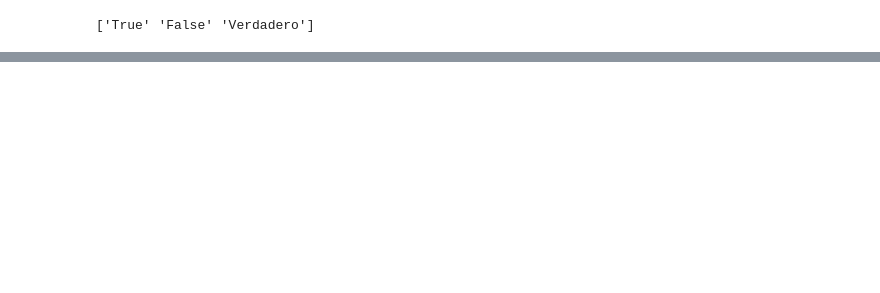
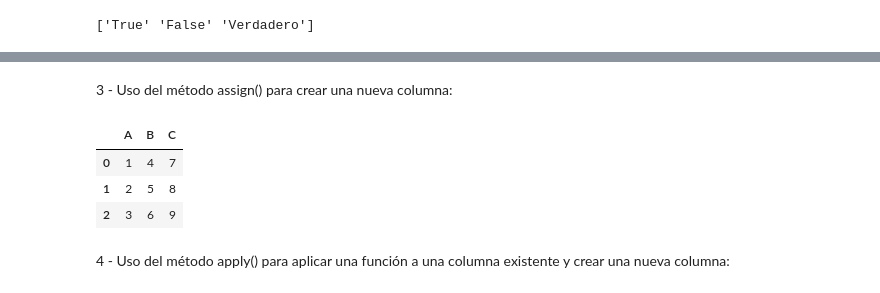
Before and after one commit to Monica-Restrepo/clases-programacion, a Jupyter notebook: Alumnos.ipynb, the cells around one changed output, grey strips where cells are left out. Saved outputs shown, nothing was run; the diff lists cells and outputs as text; code cells hidden in the pictures; blank space fills up the shorter version.

```diff
--- a/Alumnos.ipynb
+++ b/Alumnos.ipynb
@@ -187,0 +278,16 @@ df.to_csv('/content/drive/MyDrive/Colab Notebooks/Alumnos.ipynb.alumnos.csv', in
+# %% [markdown]
+3 - Uso del método assign() para crear una nueva columna:
+# %%
+import pandas as pd
+
+df = pd.DataFrame({'A': [1, 2, 3], 'B': [4, 5, 6]})
+df = df.assign(C=[7, 8, 9])
+# %%
+df
+# %% [output]
+|  | A | B | C |
+| 0 | 1 | 4 | 7 |
+| 1 | 2 | 5 | 8 |
+| 2 | 3 | 6 | 9 |
+# %% [markdown]
+4 - Uso del método apply() para aplicar una función a una columna existente y crear una nueva columna:
```
Also changed, not shown: parts of 26 cells of this notebook.
